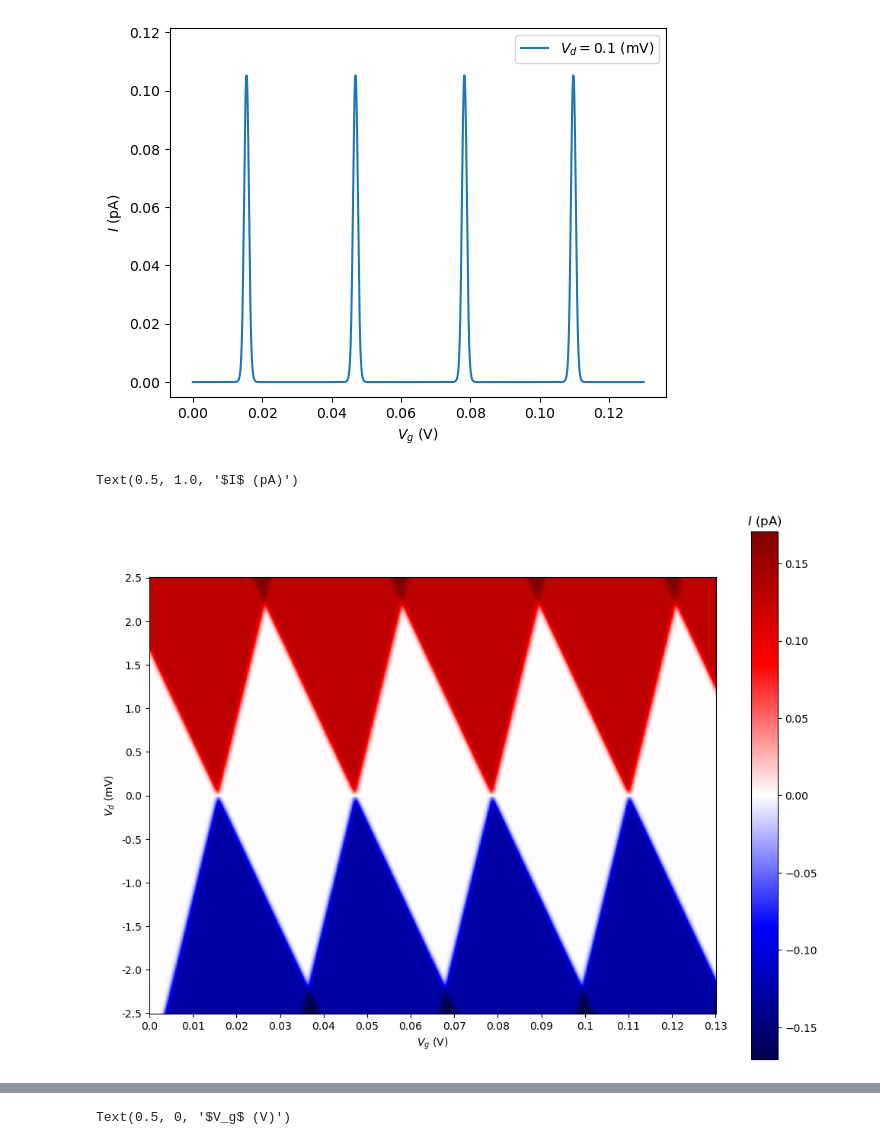
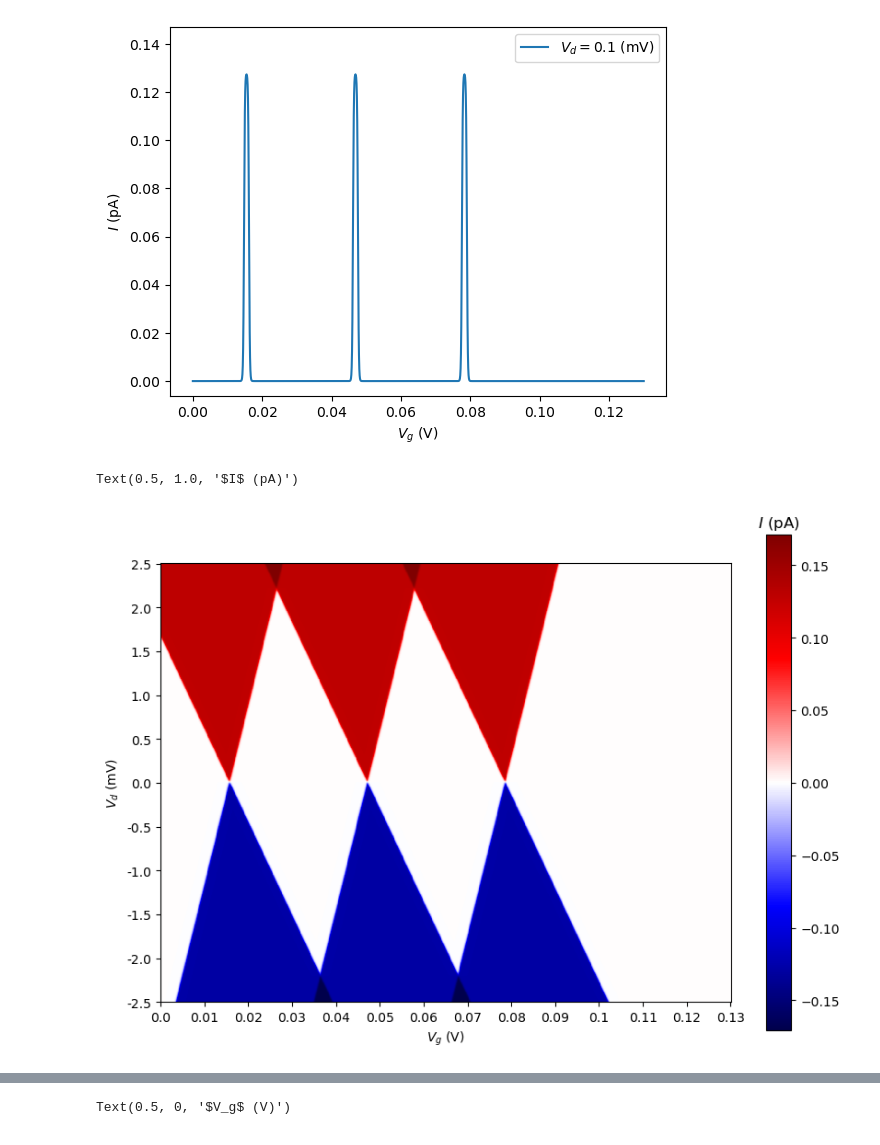
Before and after one commit to Snehil-Jha/CPP, a Jupyter notebook: paper1.ipynb, the cells around one changed output, grey strips where cells are left out. Saved outputs shown, nothing was run; the diff lists cells and outputs as text; code cells hidden in the pictures.

```diff
--- a/paper1.ipynb
+++ b/paper1.ipynb
@@ -108,11 +108,11 @@ def generate_plot(N_max, vol_source, vol_drain, vol_gate, temp):
     return temp[:, 0, 0, 0], vol_drain[:, 0, 0], vol_gate[:, 0], currentIn - currentOut
 # %%
 temp, vol_drain, vol_gate, current = generate_plot(
-    N_max=6,
+    N_max=3,
     vol_source=0,
     vol_drain=np.linspace(-2.5e-3, 2.5e-3, 1001),
     vol_gate=np.linspace(0, 0.13, 1301),
-    temp=[0.25]
+    temp=[0.1]
 )
 # %%
 fig, ax = plt.subplots()
@@ -124,20 +124,20 @@ ax.set_xlabel("$V_g$ (V)")
 ax.set_ylabel("$I$ (pA)")
 ax.set_ybound(upper=ax.get_ybound()[1] * 1.1)
 # %% [output]
-[figure, old version]
+[figure, new version]
 # %%
-fig, ax = plt.subplots(figsize=(12,9))
+fig, ax = plt.subplots(figsize=(10,7))
 
 pos = ax.imshow(current[0, ::-1] * 1e12, cmap="seismic", interpolation="none")
 clb = fig.colorbar(pos, ax=ax)
 
 ax.set_xticks(np.arange(0, 14) * 100, vol_gate[::100].round(2))
 ax.set_xlabel("$V_{g}$ (V)")
 
 ax.set_yticks(np.arange(0, 11) * 100, (vol_drain[::-100] * 1e3).round(2))
 ax.set_ylabel("$V_{d}$ (mV)")
 
 clb.ax.set_title("$I$ (pA)")
 # %% [output]
 Text(0.5, 1.0, '$I$ (pA)')
-[figure, old version]
+[figure, new version]
```
Also changed, not shown: parts of 2 cells of this notebook, 2 other files.
